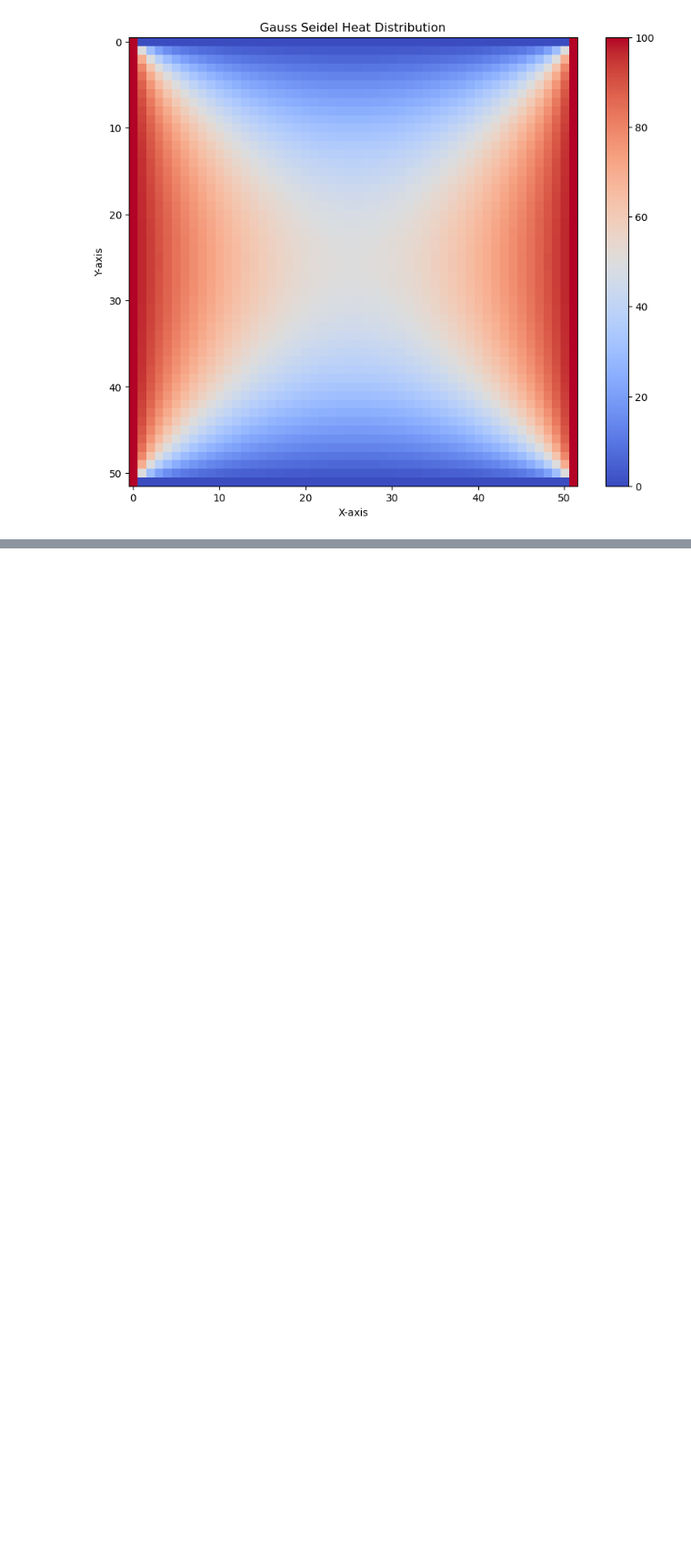
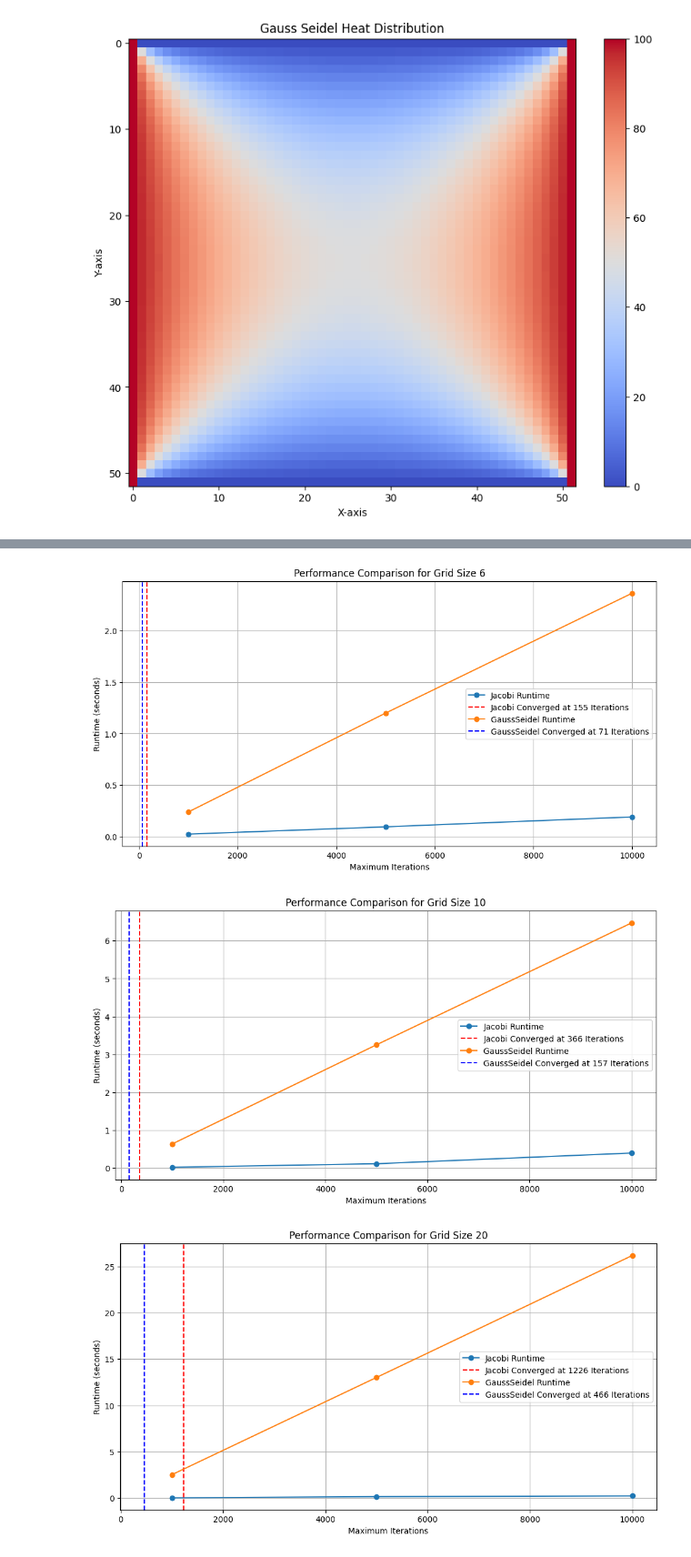
Before and after one commit to RaymondGarcia1107/MAS4107Opt1, a Jupyter notebook: JacobiLossTesting.ipynb, the cells around one changed output, grey strips where cells are left out. Shown: that part at 91% size. Cells and saved outputs as stored; diff of their text form; code cells hidden in the pictures; blank space fills up the shorter version.

```diff
--- a/JacobiLossTesting.ipynb
+++ b/JacobiLossTesting.ipynb
@@ -165,0 +139,26 @@ for size in sizes:
+# %%
+for size in sizes:
+    plt.figure(figsize=(12, 6))
+
+    for method in ['Jacobi', 'GaussSeidel']:
+        method_indices = [i for i, m in enumerate(results['method']) if m == method and results['size'][i] == size]
+        max_iter_values = [results['max_iterations'][i] for i in method_indices]
+        runtime_values = [results['runtime'][i] for i in method_indices]
+        convergence_iters = [results['convergence_iteration'][i] for i in method_indices if results['converged'][i]]
+
+        # Plot runtime vs. max iterations for the method
+        plt.plot(max_iter_values, runtime_values, 'o-', label=f'{method} Runtime')
+
+        # Mark convergence points
+        plt.axvline(x=convergence_iters[0], color='r' if method == 'Jacobi' else 'b', linestyle='--', label=f'{method} Converged at {convergence_iters[0]} Iterations')
+
+    plt.title(f'Performance Comparison for Grid Size {size}')
+    plt.xlabel('Maximum Iterations')
+    plt.ylabel('Runtime (seconds)')
+    plt.legend()
+    plt.grid(True)
+    plt.show()
+# %% [output]
+[figure, added]
+[figure, added]
+[figure, added]
```
Also changed, not shown: parts of 10 cells of this notebook.
